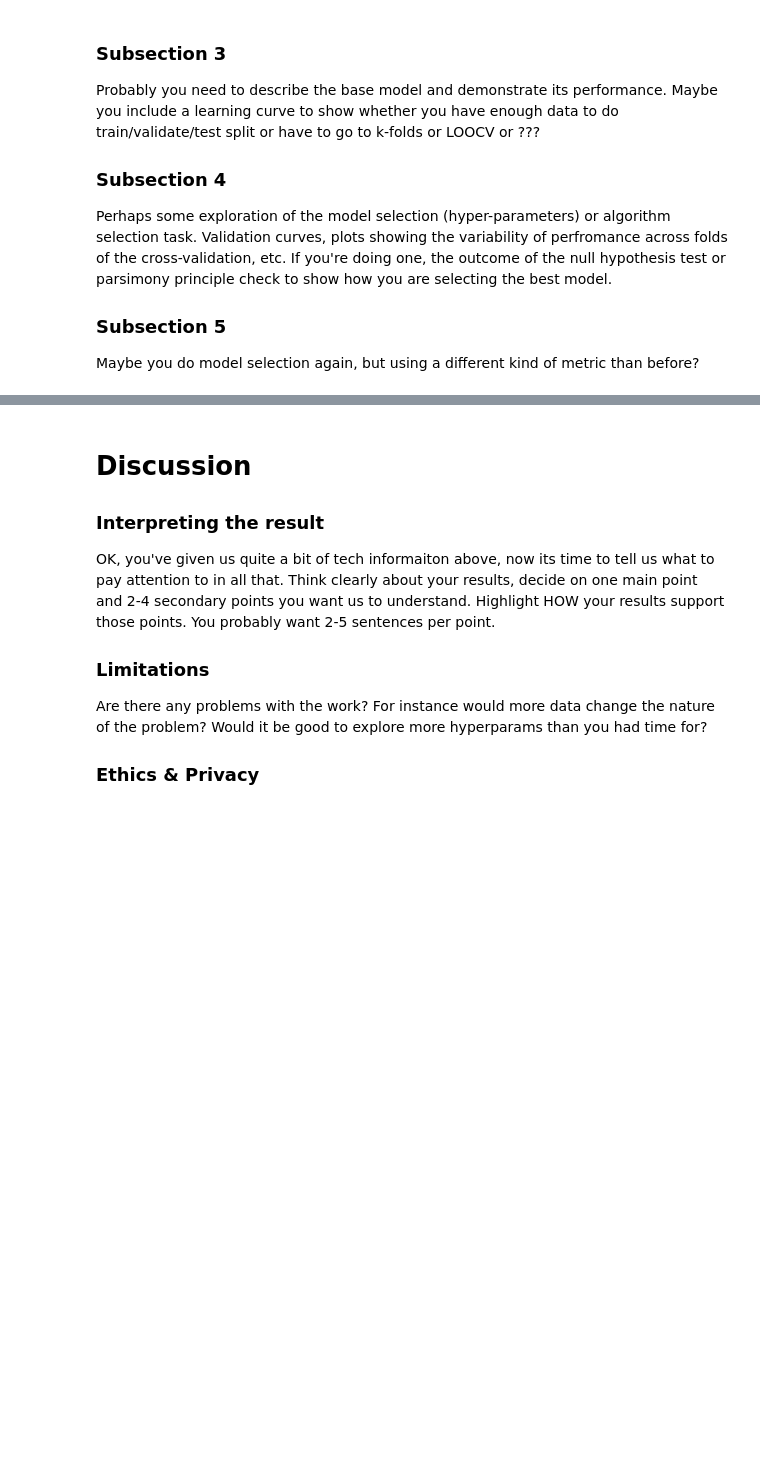
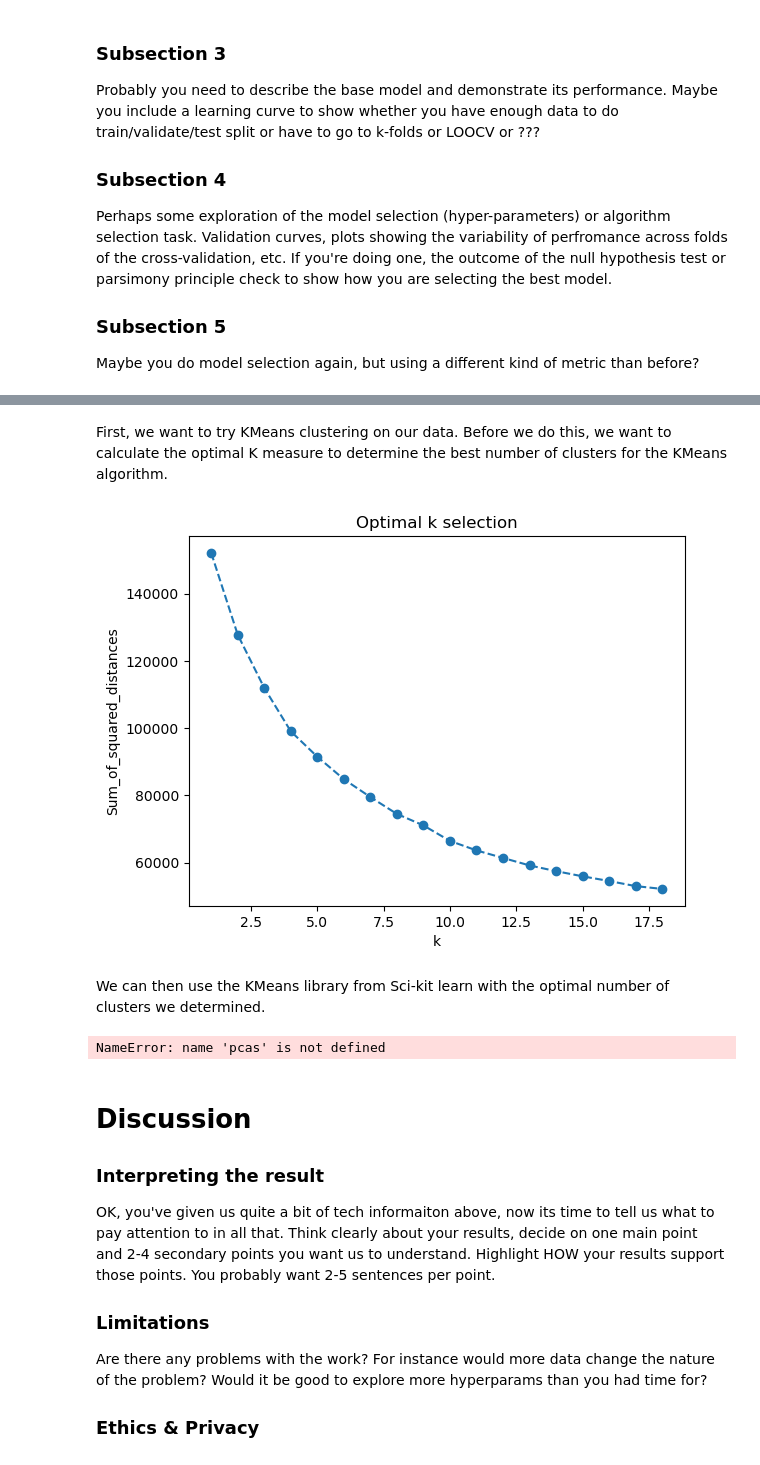
Before and after one commit to mtang24/card_clusters, a Jupyter notebook: FinalProject_Copy.ipynb, the cells around one changed output, grey strips where cells are left out. Cells and saved outputs as stored; diff of their text form; code cells hidden in the pictures; blank space fills up the shorter version.

```diff
--- a/FinalProject_Copy.ipynb
+++ b/FinalProject_Copy.ipynb
@@ -104,0 +121,9 @@ Maybe you do model selection again, but using a different kind of metric than be
+# %%
+data = pd.read_csv('CreditCard_dataset.csv')
+
+#drop customer ID column
+data.drop(columns=['CUST_ID'], inplace=True)
+
+#replace null values with zeros
+data['MINIMUM_PAYMENTS'].fillna(0, inplace=True)
+data
@@ -104,0 +168,3 @@ Maybe you do model selection again, but using a different kind of metric than be
+# %%
+data.dropna(inplace=True)
+data
@@ -104,0 +187,5 @@ Maybe you do model selection again, but using a different kind of metric than be
+# %%
+scaler = StandardScaler()
+scale_data = scaler.fit_transform(data)
+scale_data = pd.DataFrame(scale_data, columns=data.columns)
+scale_data.head()
@@ -105,3 +199,34 @@ Maybe you do model selection again, but using a different kind of metric than be
+# %% [markdown]
+First, we want to try KMeans clustering on our data. Before we do this, we want to calculate the optimal K measure to determine the best number of clusters for the KMeans algorithm.
+# %%
+sum_of_squared_distances = []
+K = range(1,19)
+for k in K:
+    km = KMeans(n_clusters=k, n_init=10)
+    km = km.fit(scale_data)
+    sum_of_squared_distances.append(km.inertia_)
+
+plt.plot(K, sum_of_squared_distances, marker='o', linestyle='--')
+plt.xlabel('k')
+plt.ylabel('Sum_of_squared_distances')
+plt.title('Optimal k selection')
+plt.show()
+# %% [output]
+[figure, added]
+# %% [markdown]
+We can then use the KMeans library from Sci-kit learn with the optimal number of clusters we determined.
+# %%
+kmeans = KMeans(n_clusters=7)
+kmeans.fit(data)
+labels = kmeans.labels_
+
+pcs_df = pcas.copy()
+
+pcs_df['pred_labels'] = labels
+
+sns.scatterplot(pcs_df, x=0, y=1, hue='pred_labels')
+# %% [output]
+NameError: name 'pcas' is not defined
 # %% [markdown]
 # Discussion
 
```
Also changed, not shown: parts of 8 cells of this notebook.
